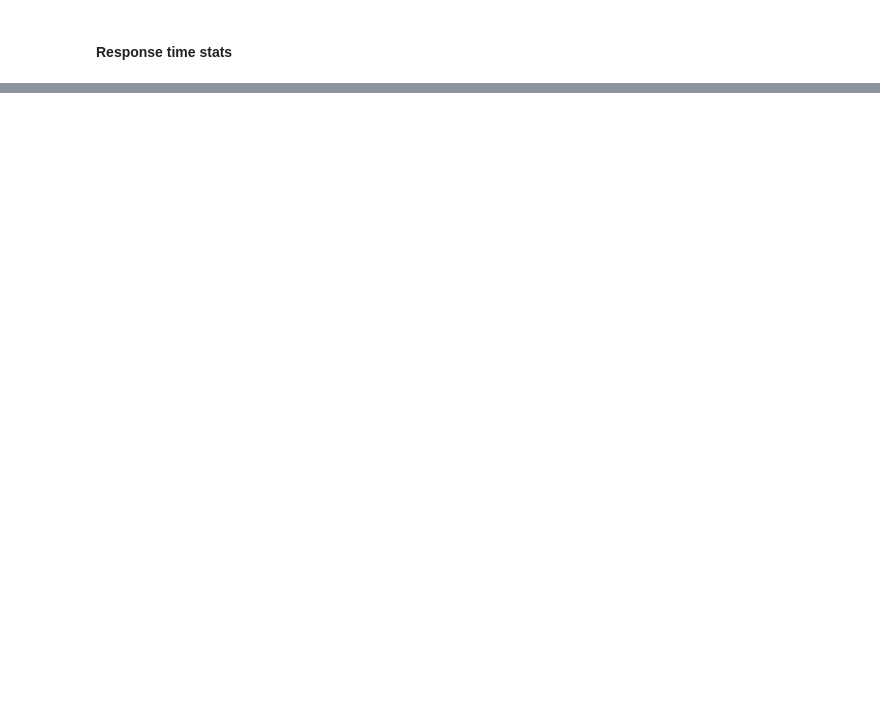
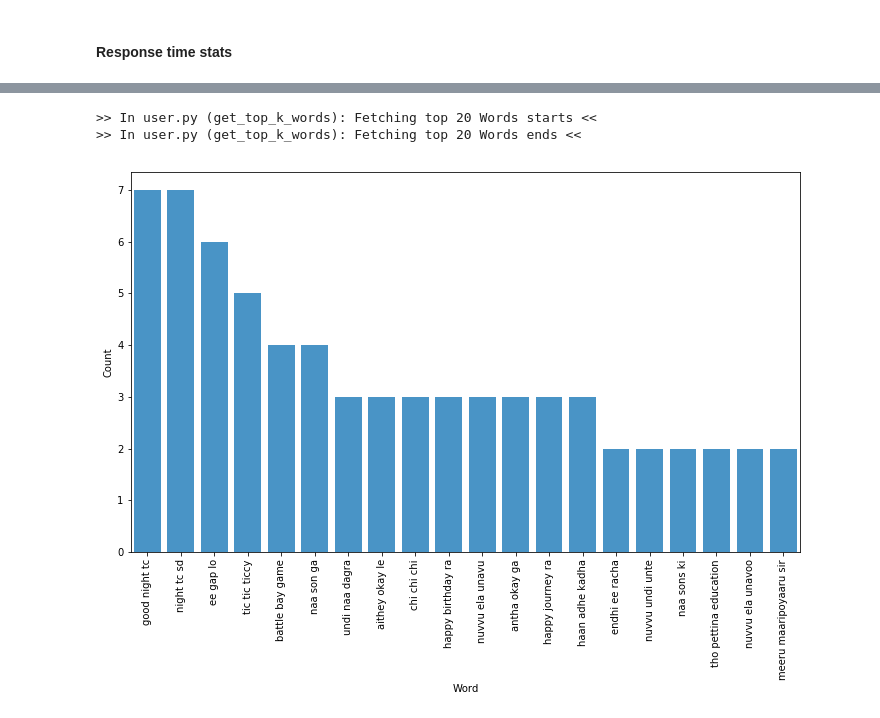
Before and after one commit to kartheekpnsn/chat-explore, a Jupyter notebook: notebooks/explore-chat.ipynb, the cells around one changed output, grey strips where cells are left out. Saved outputs shown, nothing was run; the diff lists cells and outputs as text; code cells hidden in the pictures; blank space fills up the shorter version.

```diff
--- a/notebooks/explore-chat.ipynb
+++ b/notebooks/explore-chat.ipynb
@@ -211,0 +233,6 @@ user_data.avg_response_time
+# %%
+PlotUser(user_object = user_data).plot_top_k_ngrams(n_grams = 3, k = 20)
+# %% [output]
+>> In user.py (get_top_k_words): Fetching top 20 Words starts <<
+>> In user.py (get_top_k_words): Fetching top 20 Words ends <<
+[figure, added]
```
Also changed, not shown: parts of 39 cells of this notebook, 5 other files.
